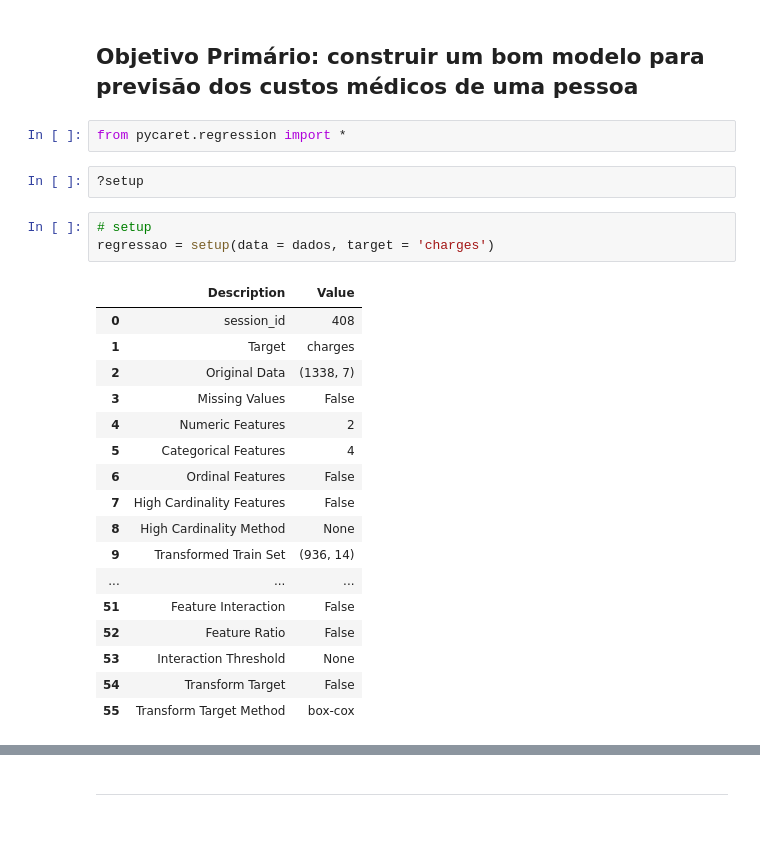
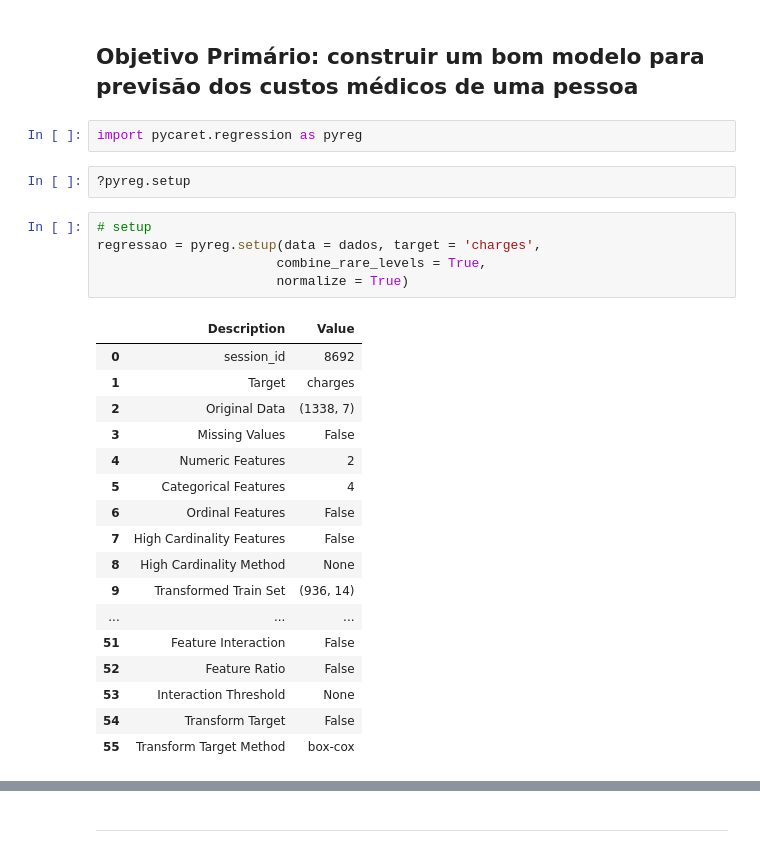
Before and after one commit to gitflai/DDS4, a Jupyter notebook: Aula 13 - DDS4 - Machine Learning com PyCaret.ipynb, the cells around one changed output, grey strips where cells are left out. Cells and saved outputs as stored; diff of their text form.

```diff
--- a/Aula 13 - DDS4 - Machine Learning com PyCaret.ipynb
+++ b/Aula 13 - DDS4 - Machine Learning com PyCaret.ipynb
@@ -23,16 +25,18 @@ sns.scatterplot(x = 'bmi', y = 'charges', hue = 'smoker', data = dados);
 ---
 # %% [markdown]
 ## **Objetivo Primário: construir um bom modelo para previsão dos custos médicos de uma pessoa**
-# %%
-from pycaret.regression import *
+# %%
+import pycaret.regression as pyreg
 # %%
-?setup
+?pyreg.setup
 # %%
 # setup
-regressao = setup(data = dados, target = 'charges')
+regressao = pyreg.setup(data = dados, target = 'charges',
+                       combine_rare_levels = True,
+                       normalize = True)
 # %% [output]
 |  | Description | Value |
-| 0 | session_id | 408 |
+| 0 | session_id | 8692 |
 | 1 | Target | charges |
 | 2 | Original Data | (1338, 7) |
 | 3 | Missing Values | False |
```
Also changed, not shown: parts of 53 cells of this notebook.
